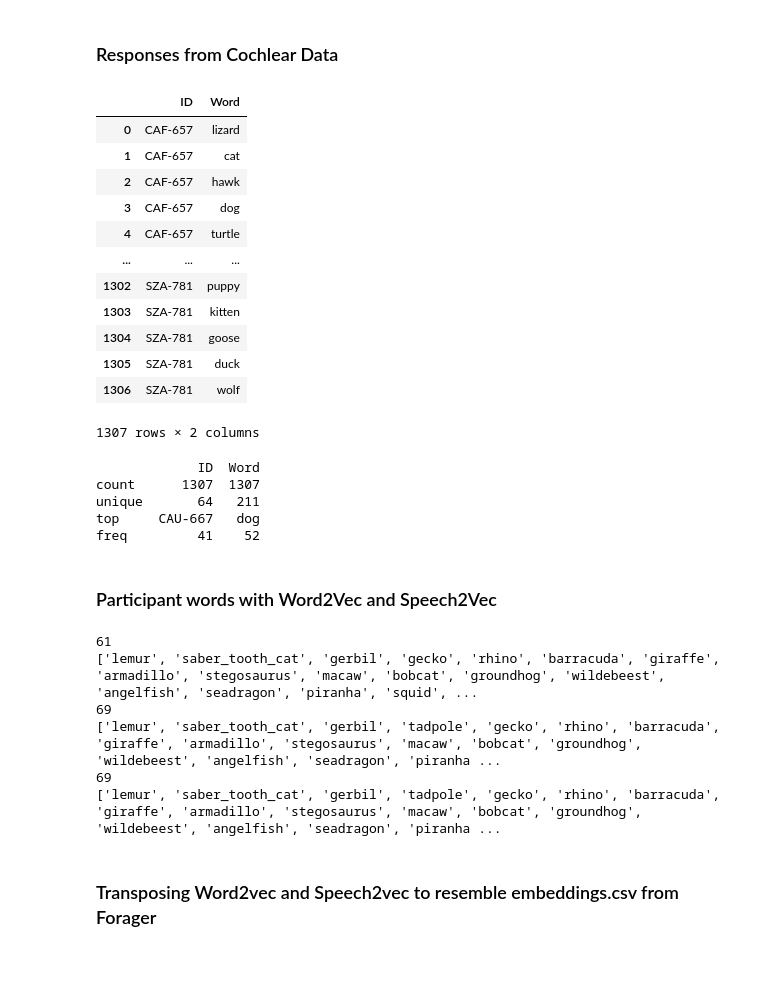
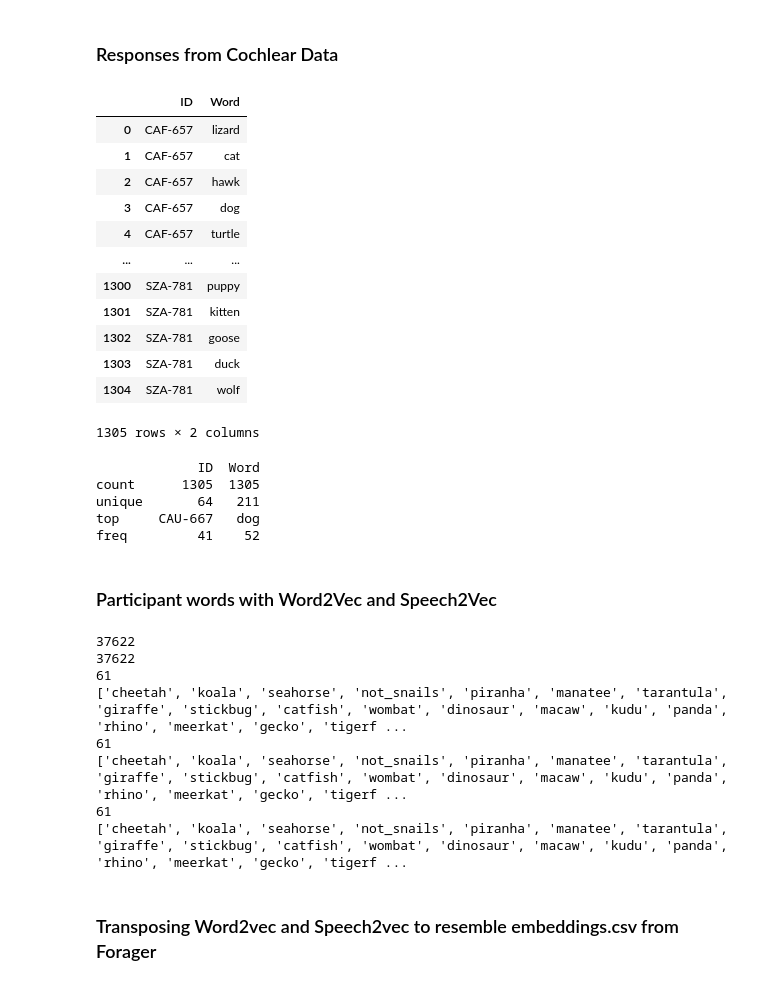
Before and after one commit to thelexiconlab/cochlear-project, a Jupyter notebook: data processing/cochlear.ipynb, the cells around one changed output. Cells and saved outputs as stored; diff of their text form; code cells hidden in the pictures.

Commit message:
OOV words and replacements

```diff
--- a/data processing/cochlear.ipynb
+++ b/data processing/cochlear.ipynb
@@ -8,23 +9,23 @@ import matplotlib as mp
 # %% [markdown]
 ### Responses from Cochlear Data
 # %%
-cochlear_data_path = "data-cochlear.txt"
+cochlear_data_path = "Raw Data/data-cochlear.txt"
 cochlear_df = pd.read_csv(cochlear_data_path, delimiter='\t')
 cochlear_df
 # %% [output]
 |  | ID | Word |
 | 0 | CAF-657 | lizard |
 | 1 | CAF-657 | cat |
 | 2 | CAF-657 | hawk |
 | 3 | CAF-657 | dog |
 | 4 | CAF-657 | turtle |
 | ... | ... | ... |
-| 1302 | SZA-781 | puppy |
-| 1303 | SZA-781 | kitten |
-| 1304 | SZA-781 | goose |
-| 1305 | SZA-781 | duck |
-| 1306 | SZA-781 | wolf |
+| 1300 | SZA-781 | puppy |
+| 1301 | SZA-781 | kitten |
+| 1302 | SZA-781 | goose |
+| 1303 | SZA-781 | duck |
+| 1304 | SZA-781 | wolf |
-1307 rows × 2 columns
+1305 rows × 2 columns
 # %%
 print(cochlear_df.describe())
 #Getting Participant words from SFT
@@ -32,19 +33,25 @@ SFT_words = cochlear_df['Word'].tolist()
 SFT_words = list(set(SFT_words))
 # %% [output]
              ID  Word
-count      1307  1307
+count      1305  1305
 unique       64   211
 top     CAU-667   dog
 freq         41    52
 # %% [markdown]
 ### Participant words with Word2Vec and Speech2Vec
 # %%
-speech2vec = pd.read_csv("embeddings/speech2vec.txt", delimiter=" ", header = 0, names = ["word"] + list(range(1, 52)))
-word2vec = pd.read_csv("embeddings/word2vec.txt", delimiter=" ", header = 0, names= ["word"] + list(range(1, 52)))
+speech2vec = pd.read_csv("embeddings/Speech2Vec/speech2vec.txt", delimiter=" ", header = 0, names = ["word"] + list(range(1, 52)))
+word2vec = pd.read_csv("embeddings/Word2Vec/word2vec.txt", delimiter=" ", header = 0, names= ["word"] + list(range(1, 52)))
+
+
+
+
+
 
 s2v_words = speech2vec["word"].tolist()
 w2v_words = word2vec["word"].tolist()
-
+print(len(s2v_words))
+print(len(w2v_words))
 in_s2v = []
 not_s2v = []
 in_w2v = []
@@ -76,12 +83,14 @@ print(not_w2v)
 print(len(not_both))
 print(not_both)
 # %% [output]
+37622
+37622
 61
-['lemur', 'saber_tooth_cat', 'gerbil', 'gecko', 'rhino', 'barracuda', 'giraffe', 'armadillo', 'stegosaurus', 'macaw', 'bobcat', 'groundhog', 'wildebeest', 'angelfish', 'seadragon', 'piranha', 'squid', ...
-69
-['lemur', 'saber_tooth_cat', 'gerbil', 'tadpole', 'gecko', 'rhino', 'barracuda', 'giraffe', 'armadillo', 'stegosaurus', 'macaw', 'bobcat', 'groundhog', 'wildebeest', 'angelfish', 'seadragon', 'piranha ...
-69
-['lemur', 'saber_tooth_cat', 'gerbil', 'tadpole', 'gecko', 'rhino', 'barracuda', 'giraffe', 'armadillo', 'stegosaurus', 'macaw', 'bobcat', 'groundhog', 'wildebeest', 'angelfish', 'seadragon', 'piranha ...
+['cheetah', 'koala', 'seahorse', 'not_snails', 'piranha', 'manatee', 'tarantula', 'giraffe', 'stickbug', 'catfish', 'wombat', 'dinosaur', 'macaw', 'kudu', 'panda', 'rhino', 'meerkat', 'gecko', 'tigerf ...
+61
+['cheetah', 'koala', 'seahorse', 'not_snails', 'piranha', 'manatee', 'tarantula', 'giraffe', 'stickbug', 'catfish', 'wombat', 'dinosaur', 'macaw', 'kudu', 'panda', 'rhino', 'meerkat', 'gecko', 'tigerf ...
+61
+['cheetah', 'koala', 'seahorse', 'not_snails', 'piranha', 'manatee', 'tarantula', 'giraffe', 'stickbug', 'catfish', 'wombat', 'dinosaur', 'macaw', 'kudu', 'panda', 'rhino', 'meerkat', 'gecko', 'tigerf ...
 # %% [markdown]
 ### Transposing Word2vec and Speech2vec to resemble embeddings.csv from Forager
 # %%
```
Also changed, not shown: parts of 9 cells of this notebook, 25 other files.
